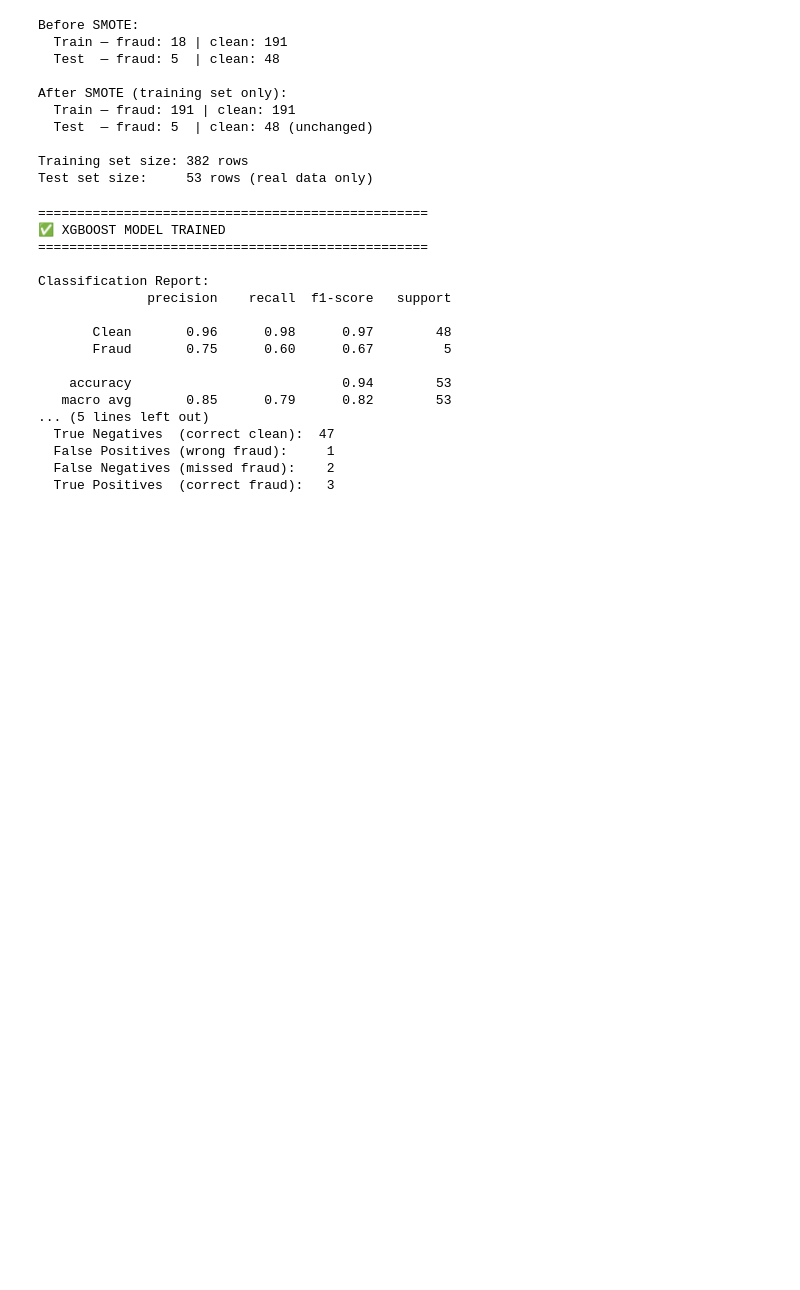
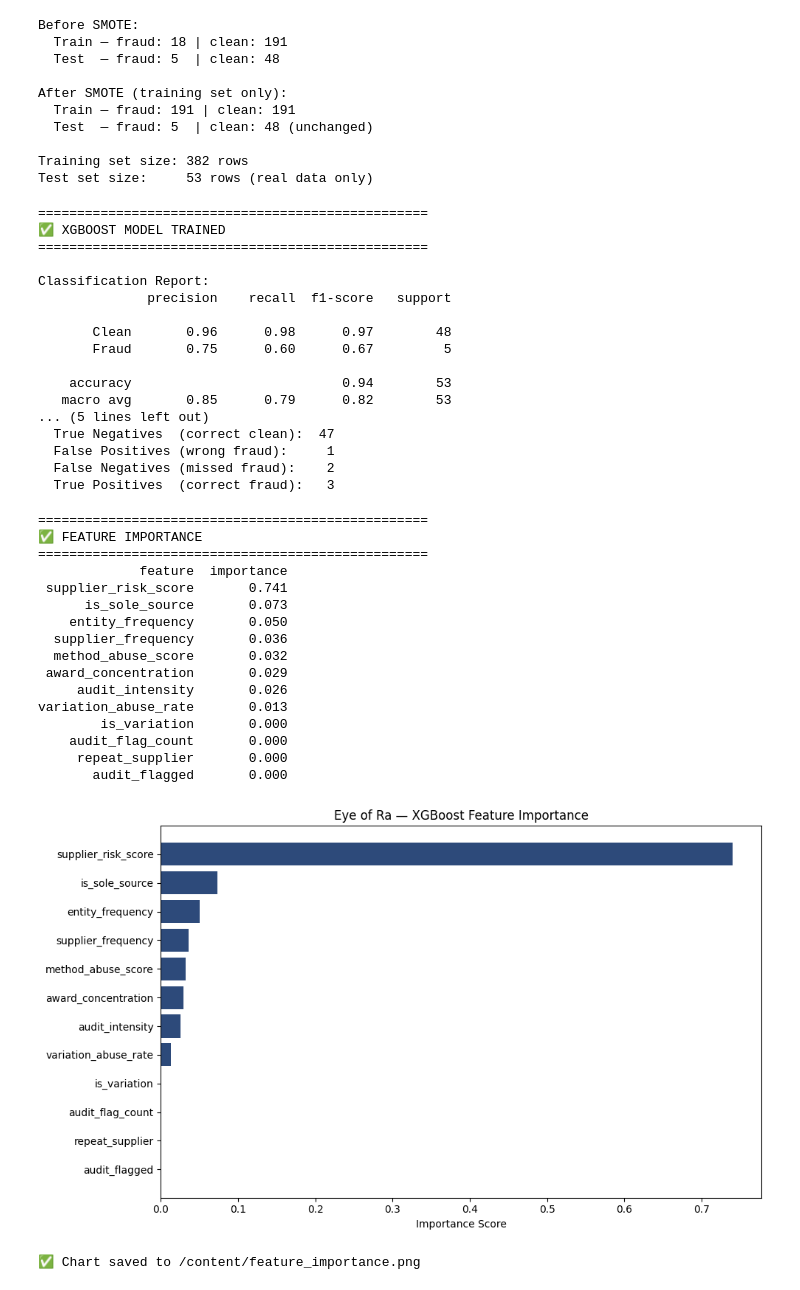
Before and after one commit to Joey-Jireh/eye-of-ra, a Jupyter notebook: notebooks/week2/week2_model_training.ipynb, the cells around one changed output. Cells and saved outputs as stored; diff of their text form; code cells hidden in the pictures; blank space fills up the shorter version.

Commit message:
Cell 12 — feature importance analysis

```diff
--- a/notebooks/week2/week2_model_training.ipynb
+++ b/notebooks/week2/week2_model_training.ipynb
@@ -549,3 +549,47 @@ Classification Report:
   False Positives (wrong fraud):     1
   False Negatives (missed fraud):    2
   True Positives  (correct fraud):   3
+# %%
+# Cell 12 — Feature importance
+import matplotlib.pyplot as plt
+
+importance = pd.DataFrame({
+    'feature': feature_cols,
+    'importance': model.feature_importances_
+}).sort_values('importance', ascending=False)
+
+print("=" * 50)
+print("✅ FEATURE IMPORTANCE")
+print("=" * 50)
+print(importance.to_string(index=False))
+
+plt.figure(figsize=(10, 6))
+plt.barh(importance['feature'], importance['importance'], color='#2d4a7a')
+plt.xlabel('Importance Score')
+plt.title('Eye of Ra — XGBoost Feature Importance')
+plt.gca().invert_yaxis()
+plt.tight_layout()
+plt.savefig('/content/feature_importance.png', dpi=150)
+plt.show()
+print("\n✅ Chart saved to /content/feature_importance.png")
+
+# Git: Cell 12 — feature importance analysis
+# %% [output]
+==================================================
+✅ FEATURE IMPORTANCE
+==================================================
+             feature  importance
+ supplier_risk_score       0.741
+      is_sole_source       0.073
+    entity_frequency       0.050
+  supplier_frequency       0.036
+  method_abuse_score       0.032
+ award_concentration       0.029
+     audit_intensity       0.026
+variation_abuse_rate       0.013
+        is_variation       0.000
+    audit_flag_count       0.000
+     repeat_supplier       0.000
+       audit_flagged       0.000
+[figure, added]
+✅ Chart saved to /content/feature_importance.png
```
